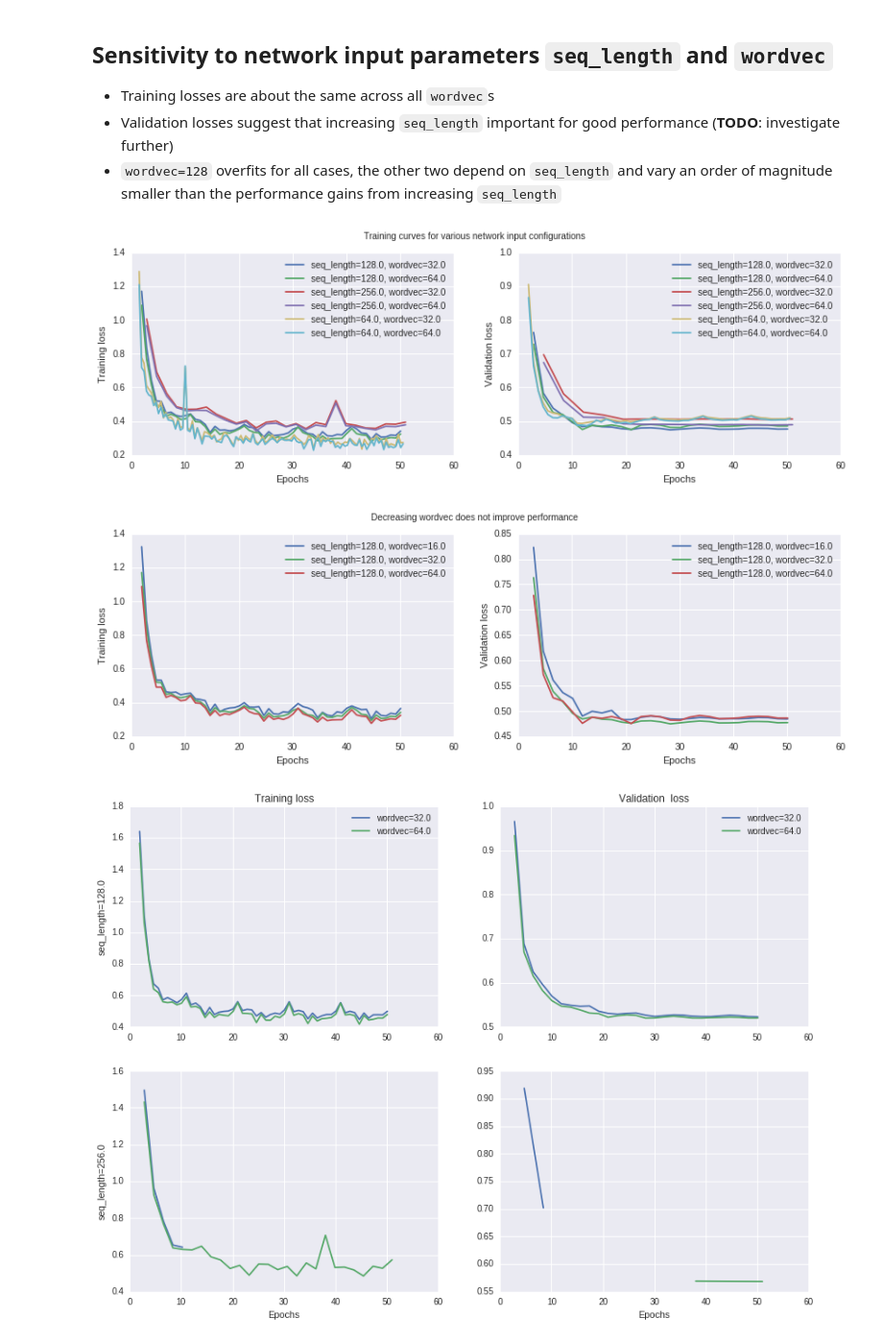
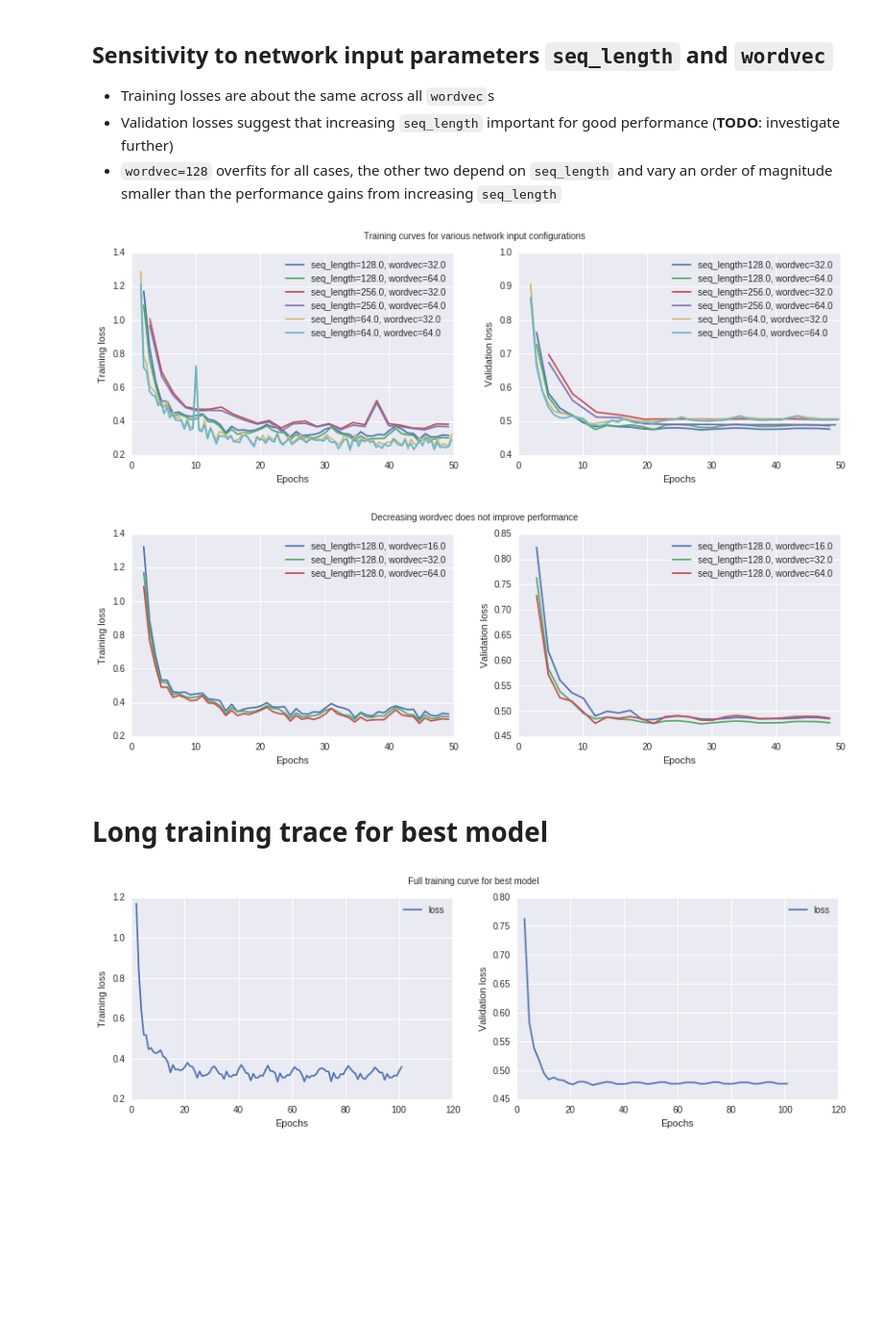
Before and after one commit to feynmanliang/mlsalt-thesis, a Jupyter notebook: notebooks/Training curves.ipynb, the cells around one changed output. Shown: that part at 96% size. Saved outputs shown, nothing was run; the diff lists cells and outputs as text; code cells hidden in the pictures; blank space fills up the shorter version.

```diff
--- a/notebooks/Training curves.ipynb
+++ b/notebooks/Training curves.ipynb
@@ -83,7 +83,6 @@ for log_path in glob.glob(os.path.join(torch_logs, '*.log')):
                         'epoch': prev_epoch,
                         'loss': float(line.split()[-1])
                     })
-                if val_list[-1]['epoch'] >= 50: break
     train[log_path] = pd.DataFrame(train_list, columns=['epoch', 'loss'])
     val[log_path] = pd.DataFrame(val_list, columns=['epoch', 'loss'])
     confs[log_path] = conf
@@ -233,9 +238,11 @@ plt.figure(figsize=(14,4))
 for log_path in confs_subset.index:
     lab = 'num_layers={0}'.format(*(confs.loc[log_path][['num_layers']]))
     plt.subplot(1,2,1)
-    plt.plot(train[log_path]['epoch'], train[log_path]['loss'], label=lab)
+    train_subset = train[log_path][train[log_path]['epoch'] <= 50]
+    plt.plot(train_subset['epoch'], train_subset['loss'], label=lab)
     plt.subplot(1,2,2)
-    plt.plot(val[log_path]['epoch'], val[log_path]['loss'], label=lab)
+    val_subset = val[log_path][val[log_path]['epoch'] <= 50]
+    plt.plot(val_subset['epoch'], val_subset['loss'], label=lab)
 
 
 plt.subplot(1,2,1)
@@ -306,9 +280,11 @@ plt.figure(figsize=(14,4))
 for log_path in confs_subset.index:
     lab = 'seq_length={0}, wordvec={1}'.format(*(confs.loc[log_path][['seq_length', 'wordvec']]))
     plt.subplot(1,2,1)
-    plt.plot(train[log_path]['epoch'], train[log_path]['loss'], label=lab)
+    train_subset = train[log_path][train[log_path]['epoch'] <= 50]
+    plt.plot(train_subset['epoch'], train_subset['loss'], label=lab)
     plt.subplot(1,2,2)
-    plt.plot(val[log_path]['epoch'], val[log_path]['loss'], label=lab)
+    val_subset = val[log_path][val[log_path]['epoch'] <= 50]
+    plt.plot(val_subset['epoch'], val_subset['loss'], label=lab)
 
 
 plt.subplot(1,2,1)
@@ -325,7 +301,7 @@ plt.suptitle('Training curves for various network input configurations')
 plt.savefig('torch-rnn-input-params.png')
 plt.show()
 # %% [output]
-[figure, old version]
+[figure, new version]
 # %%
 confs_subset = confs[
     confs['num_layers'] == 3][
@@ -339,9 +315,11 @@ plt.figure(figsize=(14,4))
 for log_path in confs_subset.index:
     lab = 'seq_length={0}, wordvec={1}'.format(*(confs.loc[log_path][['seq_length', 'wordvec']]))
     plt.subplot(1,2,1)
-    plt.plot(train[log_path]['epoch'], train[log_path]['loss'], label=lab)
+    train_subset = train[log_path][train[log_path]['epoch'] <= 50]
+    plt.plot(train_subset['epoch'], train_subset['loss'], label=lab)
     plt.subplot(1,2,2)
-    plt.plot(val[log_path]['epoch'], val[log_path]['loss'], label=lab)
+    val_subset = val[log_path][val[log_path]['epoch'] <= 50]
+    plt.plot(val_subset['epoch'], val_subset['loss'], label=lab)
 
 
 plt.subplot(1,2,1)
@@ -358,39 +336,37 @@ plt.suptitle('Decreasing wordvec does not improve performance')
 plt.savefig('torch-rnn-input-params-wordvec.png')
 plt.show()
 # %% [output]
-[figure, old version]
+[figure, new version]
+# %% [markdown]
+# Long training trace for best model
 # %%
 confs_subset = confs[
-    confs['rnn_size'] == 128][
-    confs['num_layers'] == 2][
-    confs['dropout'] == 0.3]
-row_vars = set(confs_subset['seq_length'])
-nrows = len(row_vars)
-plt.figure(figsize=(14,10))
-for i,row_var in enumerate(sorted(row_vars)):
-    facet_subset = confs_subset[confs_subset['seq_length'] == row_var].index
-    for log_path in facet_subset:
-        if val[log_path].size == 0:
-            continue
-        lab = 'wordvec={}'.format(confs.loc[log_path]['wordvec'])
-        plt.subplot(nrows,2,2*i+1)
-        plt.plot(train[log_path]['epoch'], train[log_path]['loss'], label=lab)
-        plt.ylabel('seq_length={}'.format(row_var))
-        plt.subplot(nrows,2,2*i+2)
-        plt.plot(val[log_path]['epoch'], val[log_path]['loss'], label=lab)
+    confs['num_layers'] == 3][
+    confs['rnn_size'] == 256][
+    confs['dropout'] == 0.3][
+    confs['seq_length'] == 128][
+    confs['wordvec'] == 32]
 
-plt.subplot(nrows,2,1)
-plt.title('Training loss')
-plt.legend()
-plt.subplot(nrows,2,2)
-plt.title('Validation  loss')
-plt.legend()
-plt.subplot(nrows,2,2*nrows-1)
+plt.figure(figsize=(14,4))
+
+for log_path in confs_subset.index:
+    plt.subplot(1,2,1)
+    plt.plot(train[log_path]['epoch'], train[log_path]['loss'])
+    plt.subplot(1,2,2)
+    plt.plot(val[log_path]['epoch'], val[log_path]['loss'])
+
+plt.subplot(1,2,1)
+plt.ylabel('Training loss')
 plt.xlabel('Epochs')
-plt.subplot(nrows,2,2*nrows)
+plt.legend(loc='best')
+
+plt.subplot(1,2,2)
+plt.ylabel('Validation loss')
 plt.xlabel('Epochs')
+plt.legend(loc='best')
 
-plt.savefig('torch-rnn-input-params.png')
+plt.suptitle('Full training curve for best model')
+plt.savefig('torch-rnn-best-model-trace.png')
 plt.show()
 # %% [output]
-[figure, old version]
+[figure, new version]
```
Also changed, not shown: parts of 6 cells of this notebook, 1 other file.
